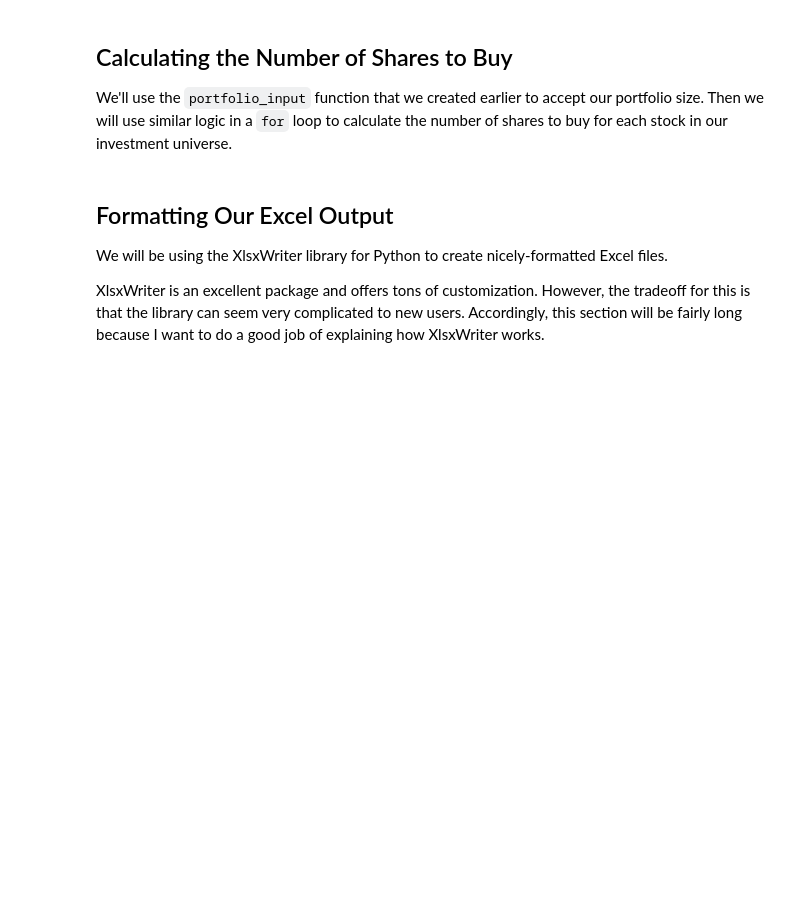
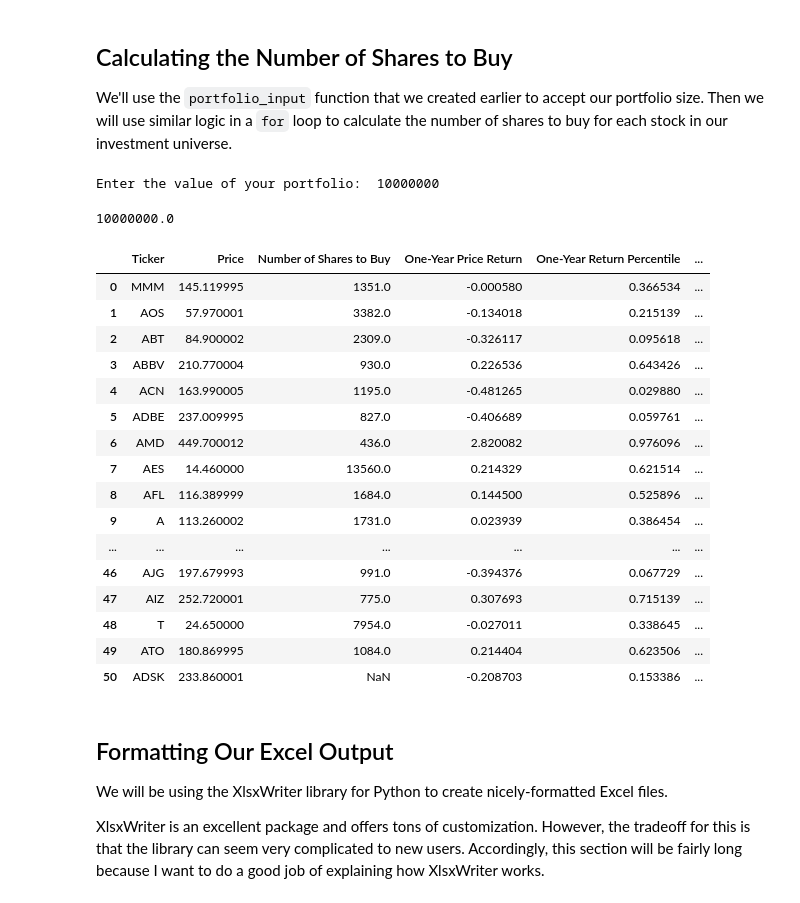
Before and after one commit to neo-jonathann/algorithmic-trading-python, a Jupyter notebook: starter_files/002_quantitative_momentum_strategy.ipynb, the cells around one changed output. Saved outputs shown, nothing was run; the diff lists cells and outputs as text; code cells hidden in the pictures; blank space fills up the shorter version.

```diff
--- a/starter_files/002_quantitative_momentum_strategy.ipynb
+++ b/starter_files/002_quantitative_momentum_strategy.ipynb
@@ -52,3 +171,8 @@ Now we need to create a blank DataFrame and add our data to the data frame one-b
 The investment strategy that we're building seeks to identify the 50 highest-momentum stocks in the S&P 500.
 
 Because of this, the next thing we need to do is remove all the stocks in our DataFrame that fall below this momentum threshold. We'll sort the DataFrame by the stocks' one-year price return, and drop all stocks outside the top 50.
+# %%
+final_dataframe.sort_values('One-Year Price Return', ascending = False, inplace = True)
+final_dataframe = final_dataframe[:51]
+final_dataframe.reset_index(drop = True, inplace = True)
+final_dataframe
@@ -60,0 +232,10 @@ Since we've already done most of the work on this, try to complete the following
+# %%
+# Force the column to be numeric so it can hold the result of math.floor
+final_dataframe['Number of Shares to Buy'] = pd.to_numeric(final_dataframe['Number of Shares to Buy'], errors='coerce')
+
+position_size = float(portfolio_size) / len(final_dataframe.index)
+for i in range(0, len(final_dataframe.index)):
+    price = final_dataframe.loc[i, 'Stock Price']
+    final_dataframe.loc[i, 'Number of Shares to Buy'] = math.floor(position_size / price)
+
+final_dataframe
@@ -103,6 +495,37 @@ As before, we can identify the 50 best momentum stocks in our universe by sortin
 ## Calculating the Number of Shares to Buy
 
 We'll use the `portfolio_input` function that we created earlier to accept our portfolio size. Then we will use similar logic in a `for` loop to calculate the number of shares to buy for each stock in our investment universe.
+# %%
+portfolio_input()
+# %% [output]
+Enter the value of your portfolio:  10000000
+10000000.0
+# %%
+# Force the column to be numeric so it can hold the result of float
+hqm_dataframe['Number of Shares to Buy'] = pd.to_numeric(hqm_dataframe['Number of Shares to Buy'], errors='coerce')
+
+position_size = float(portfolio_size) / len(hqm_dataframe.index)
+for i in range(0, len(hqm_dataframe['Ticker'])-1):
+    hqm_dataframe.loc[i, 'Number of Shares to Buy'] = math.floor(position_size / hqm_dataframe['Price'][i])
+hqm_dataframe
+# %% [output]
+|  | Ticker | Price | Number of Shares to Buy | One-Year Price Return | One-Year Return Percentile | ... |
+| 0 | MMM | 145.119995 | 1351.0 | -0.000580 | 0.366534 | ... |
+| 1 | AOS | 57.970001 | 3382.0 | -0.134018 | 0.215139 | ... |
+| 2 | ABT | 84.900002 | 2309.0 | -0.326117 | 0.095618 | ... |
+| 3 | ABBV | 210.770004 | 930.0 | 0.226536 | 0.643426 | ... |
+| 4 | ACN | 163.990005 | 1195.0 | -0.481265 | 0.029880 | ... |
+| 5 | ADBE | 237.009995 | 827.0 | -0.406689 | 0.059761 | ... |
+| 6 | AMD | 449.700012 | 436.0 | 2.820082 | 0.976096 | ... |
+| 7 | AES | 14.460000 | 13560.0 | 0.214329 | 0.621514 | ... |
+| 8 | AFL | 116.389999 | 1684.0 | 0.144500 | 0.525896 | ... |
+| 9 | A | 113.260002 | 1731.0 | 0.023939 | 0.386454 | ... |
+| ... | ... | ... | ... | ... | ... | ... |
+| 46 | AJG | 197.679993 | 991.0 | -0.394376 | 0.067729 | ... |
+| 47 | AIZ | 252.720001 | 775.0 | 0.307693 | 0.715139 | ... |
+| 48 | T | 24.650000 | 7954.0 | -0.027011 | 0.338645 | ... |
+| 49 | ATO | 180.869995 | 1084.0 | 0.214404 | 0.623506 | ... |
+| 50 | ADSK | 233.860001 | NaN | -0.208703 | 0.153386 | ... |
 # %% [markdown]
 ## Formatting Our Excel Output
 
```
Also changed, not shown: parts of 17 cells of this notebook.
